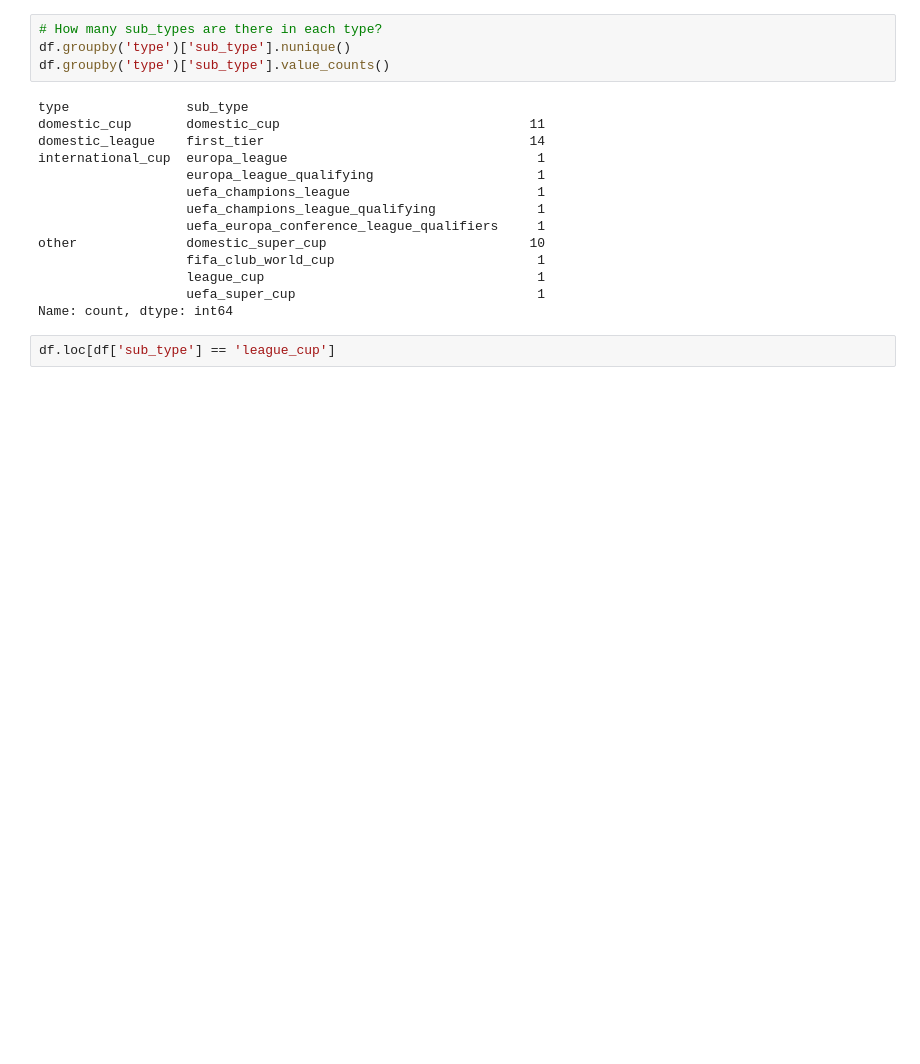
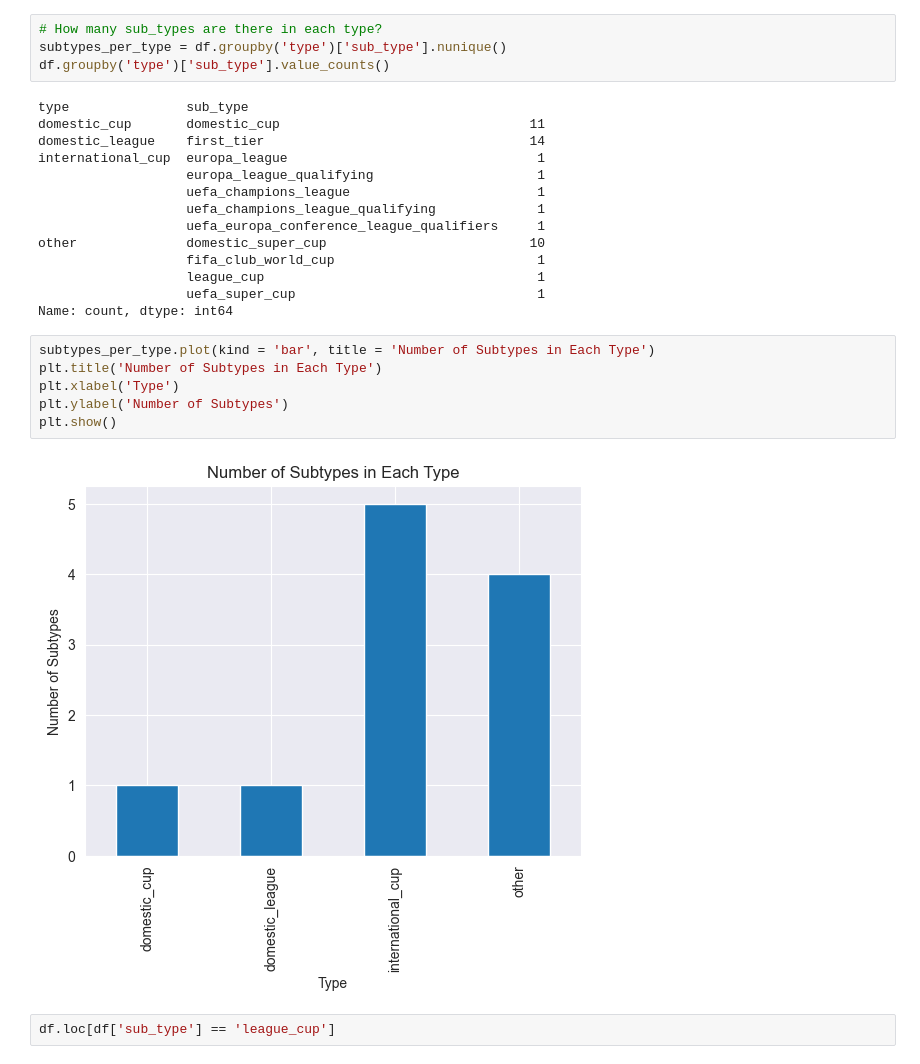
Before and after one commit to Bilguun-Batsaikhan/IUM-TWEB, a Jupyter notebook: Solution/jupyter_notebook/competitions.ipynb, the cells around one changed output. Saved outputs shown, nothing was run; the diff lists cells and outputs as text; blank space fills up the shorter version.

```diff
--- a/Solution/jupyter_notebook/competitions.ipynb
+++ b/Solution/jupyter_notebook/competitions.ipynb
@@ -171,6 +190,6 @@ Name: count, dtype: int64
 # %%
 # How many sub_types are there in each type?
-df.groupby('type')['sub_type'].nunique()
+subtypes_per_type = df.groupby('type')['sub_type'].nunique()
 df.groupby('type')['sub_type'].value_counts()
 # %% [output]
 type               sub_type
@@ -186,6 +205,14 @@ other              domestic_super_cup                          10
                    league_cup                                   1
                    uefa_super_cup                               1
 Name: count, dtype: int64
+# %%
+subtypes_per_type.plot(kind = 'bar', title = 'Number of Subtypes in Each Type')
+plt.title('Number of Subtypes in Each Type')
+plt.xlabel('Type')
+plt.ylabel('Number of Subtypes')
+plt.show()
+# %% [output]
+[figure, added]
 # %%
 df.loc[df['sub_type'] == 'league_cup']
 # %% [output]
```
Also changed, not shown: parts of 7 cells of this notebook.
